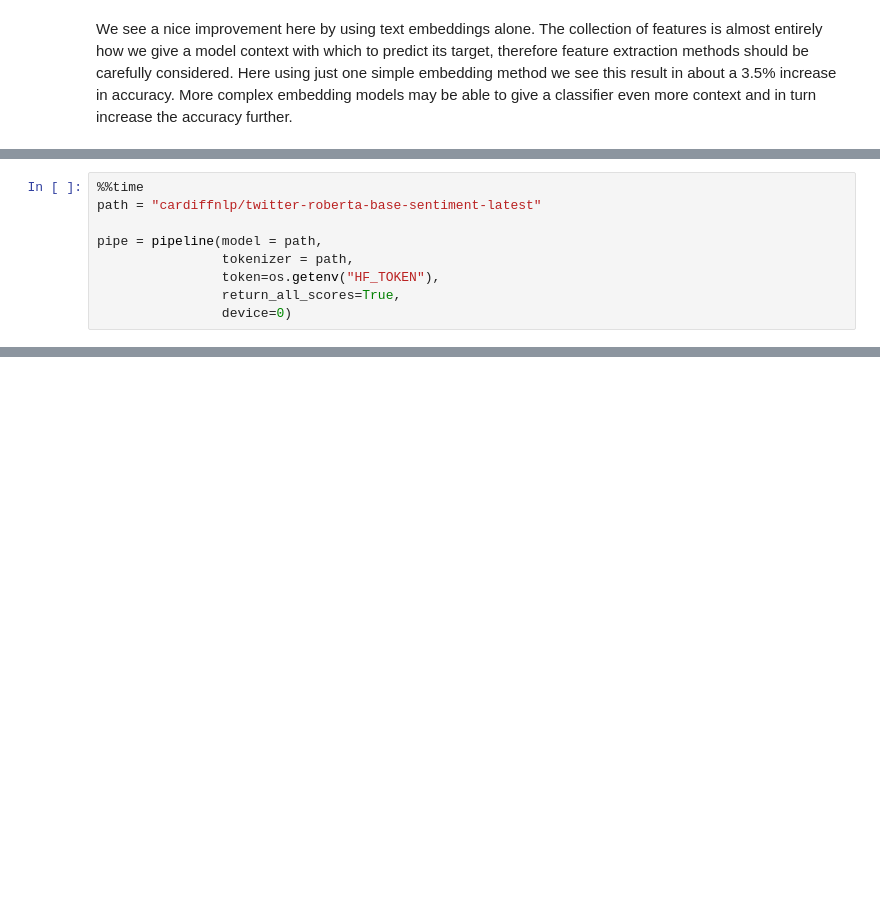
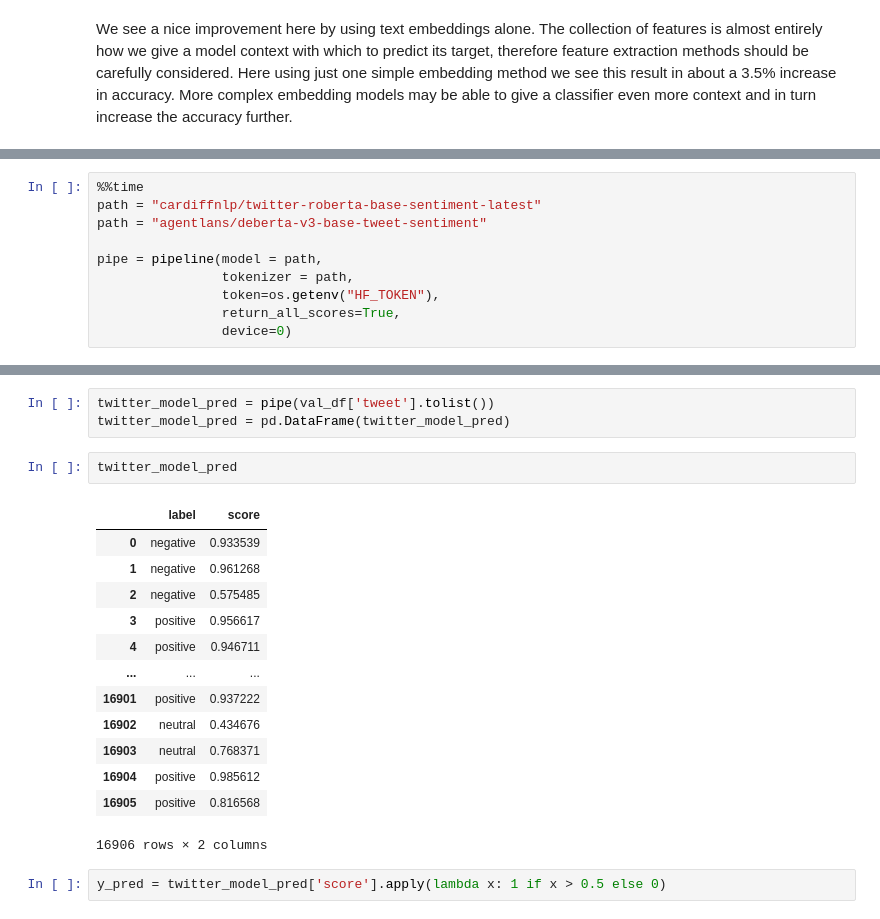
Before and after one commit to danield2255/topic-classification-methods-experiment, a Jupyter notebook: binary_sentiment_analysis_experiment.ipynb, the cells around one changed output, grey strips where cells are left out. Saved outputs shown, nothing was run; the diff lists cells and outputs as text; blank space fills up the shorter version.

```diff
--- a/binary_sentiment_analysis_experiment.ipynb
+++ b/binary_sentiment_analysis_experiment.ipynb
@@ -266,6 +268,7 @@ To pull this specific model
 # %%
 %%time
 path = "cardiffnlp/twitter-roberta-base-sentiment-latest"
+path = "agentlans/deberta-v3-base-tweet-sentiment"
 
 pipe = pipeline(model = path,
                 tokenizer = path,
@@ -283,0 +321,21 @@ Notes:
+# %%
+twitter_model_pred = pipe(val_df['tweet'].tolist())
+twitter_model_pred = pd.DataFrame(twitter_model_pred)
+# %%
+twitter_model_pred
+# %% [output]
+|  | label | score |
+| 0 | negative | 0.933539 |
+| 1 | negative | 0.961268 |
+| 2 | negative | 0.575485 |
+| 3 | positive | 0.956617 |
+| 4 | positive | 0.946711 |
+| ... | ... | ... |
+| 16901 | positive | 0.937222 |
+| 16902 | neutral | 0.434676 |
+| 16903 | neutral | 0.768371 |
+| 16904 | positive | 0.985612 |
+| 16905 | positive | 0.816568 |
+16906 rows × 2 columns
+# %%
+y_pred = twitter_model_pred['score'].apply(lambda x: 1 if x > 0.5 else 0)
```
Also changed, not shown: parts of 7 cells of this notebook.
